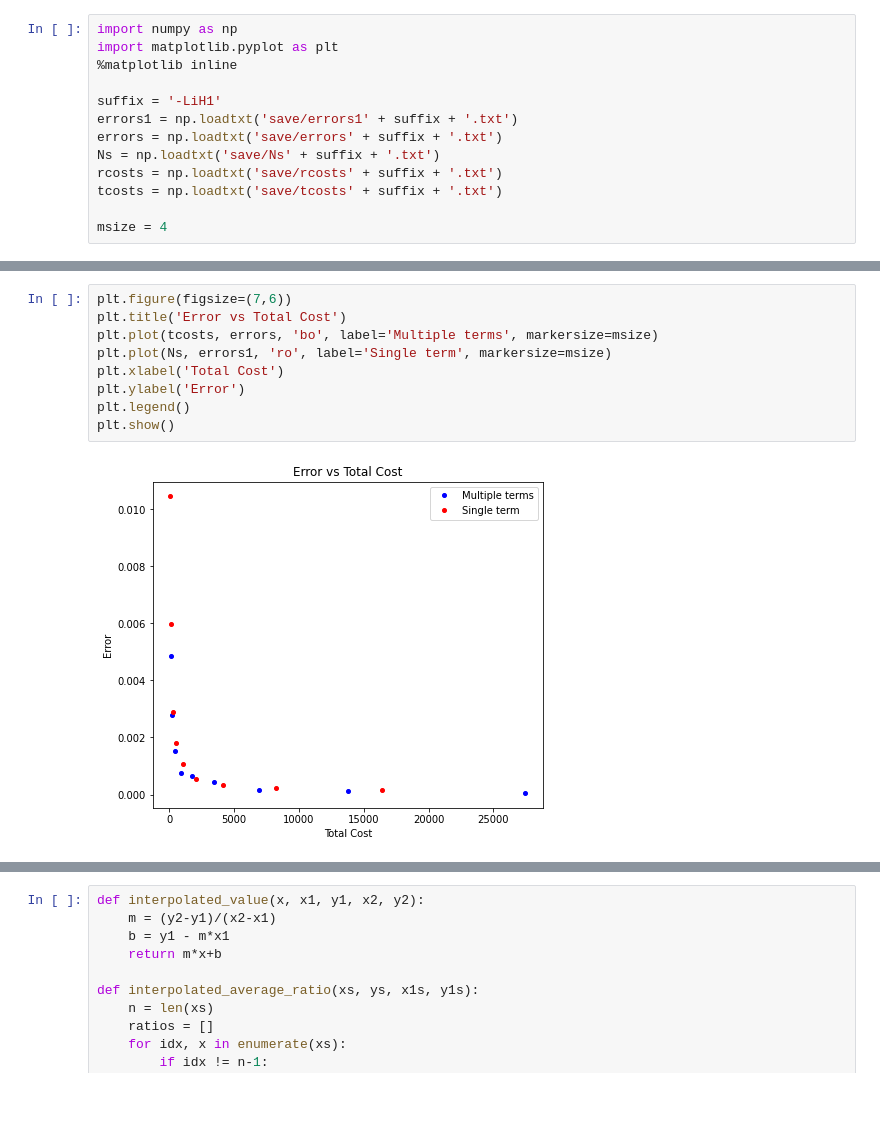
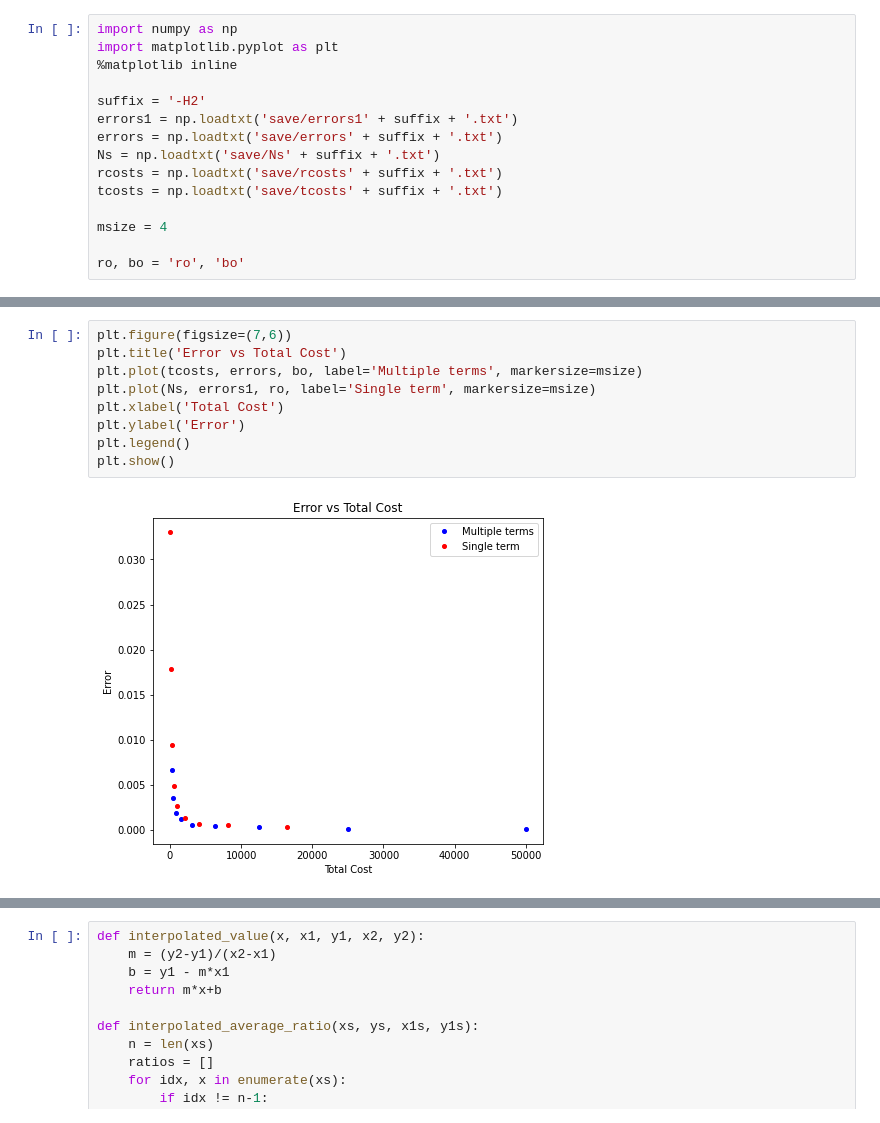
Before and after one commit to SNIPRS/hamiltonian, a Jupyter notebook: plots.ipynb, the cells around one changed output, grey strips where cells are left out. Cells and saved outputs as stored; diff of their text form.

Commit message:
plots for H2

```diff
--- a/plots.ipynb
+++ b/plots.ipynb
@@ -3,7 +3,7 @@ import numpy as np
 import matplotlib.pyplot as plt
 %matplotlib inline
 
-suffix = '-LiH1'
+suffix = '-H2'
 errors1 = np.loadtxt('save/errors1' + suffix + '.txt')
 errors = np.loadtxt('save/errors' + suffix + '.txt')
 Ns = np.loadtxt('save/Ns' + suffix + '.txt')
@@ -11,4 +11,6 @@ rcosts = np.loadtxt('save/rcosts' + suffix + '.txt')
 tcosts = np.loadtxt('save/tcosts' + suffix + '.txt')
 
 msize = 4
+
+ro, bo = 'ro', 'bo'
 # %% [markdown]
@@ -27,14 +29,14 @@ plt.show()
 # %%
 plt.figure(figsize=(7,6))
 plt.title('Error vs Total Cost')
-plt.plot(tcosts, errors, 'bo', label='Multiple terms', markersize=msize)
-plt.plot(Ns, errors1, 'ro', label='Single term', markersize=msize)
+plt.plot(tcosts, errors, bo, label='Multiple terms', markersize=msize)
+plt.plot(Ns, errors1, ro, label='Single term', markersize=msize)
 plt.xlabel('Total Cost')
 plt.ylabel('Error')
 plt.legend()
 plt.show()
 # %% [output]
-[figure, old version]
+[figure, new version]
 # %%
 plt.figure(figsize=(7,6))
 plt.title('Error vs Rotations')
```
Also changed, not shown: parts of 8 cells of this notebook, 1 other file.
